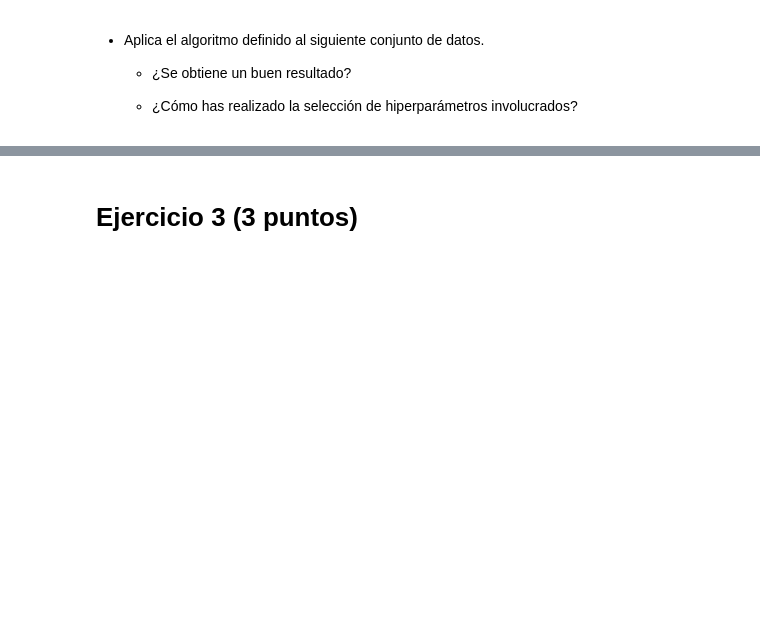
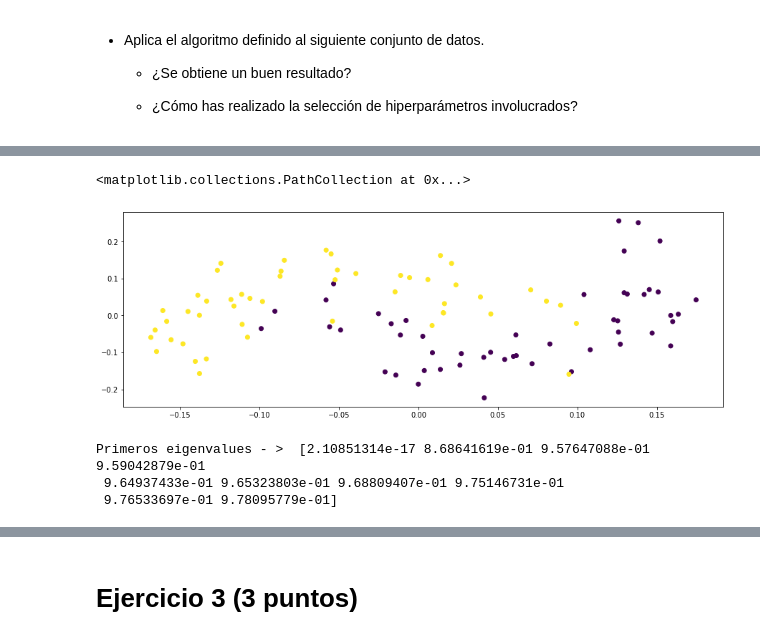
Before and after one commit to glorelvalle/g-mucd, a Jupyter notebook: mf/exam2/EXAM_02_MF_2022_03_31.ipynb, the cells around one changed output, grey strips where cells are left out. Saved outputs shown, nothing was run; the diff lists cells and outputs as text; code cells hidden in the pictures; blank space fills up the shorter version.

```diff
--- a/mf/exam2/EXAM_02_MF_2022_03_31.ipynb
+++ b/mf/exam2/EXAM_02_MF_2022_03_31.ipynb
@@ -211,0 +330,11 @@ y=data[:,-1]
+# %%
+plt.scatter(y_pred[ : ,0], y_pred[ :, 1], c=y)
+# %% [output]
+<matplotlib.collections.PathCollection at 0x...>
+[figure, added]
+# %%
+X_red = SpectralClustering(n_clusters=len(y), n_components=5).fit_transform(X)
+# %% [output]
+Primeros eigenvalues - >  [2.10851314e-17 8.68641619e-01 9.57647088e-01 9.59042879e-01
+ 9.64937433e-01 9.65323803e-01 9.68809407e-01 9.75146731e-01
+ 9.76533697e-01 9.78095779e-01]
```
Also changed, not shown: parts of 12 cells of this notebook.
